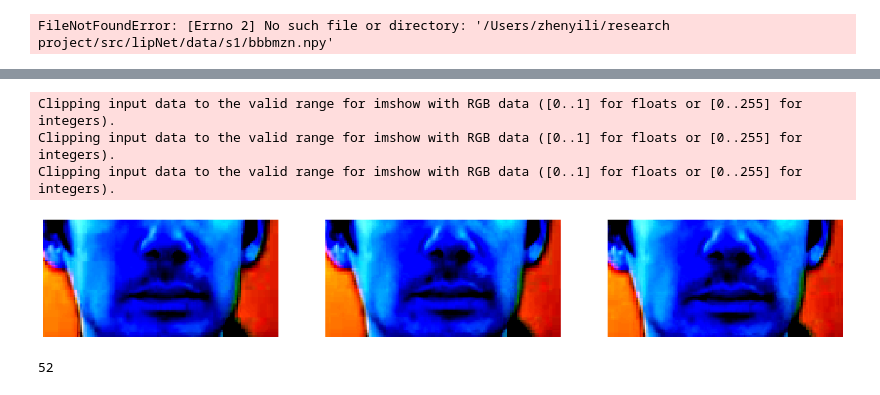
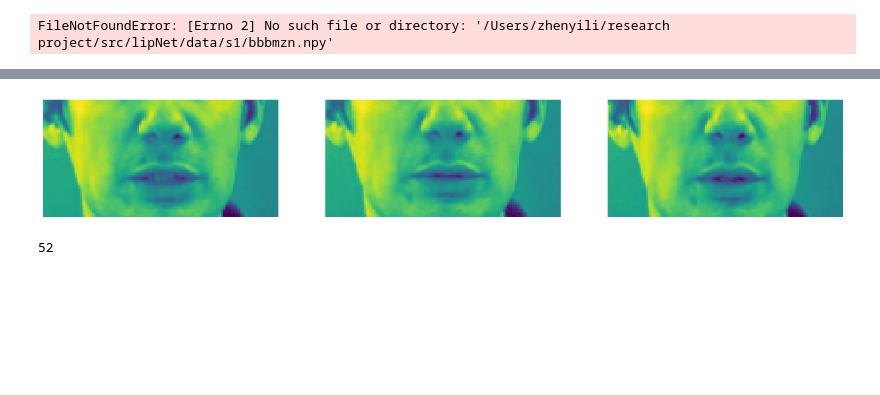
Before and after one commit to liazylee/lip_reading, a Jupyter notebook: src/pytorch_lipNet/function_test.ipynb, the cells around one changed output, grey strips where cells are left out. Drawn from its saved outputs; the diff is of its cells as text; code cells hidden in the pictures; blank space fills up the shorter version.

Commit message:
change image to 1 channel, and modify the preprocess. still failed.

```diff
--- a/src/pytorch_lipNet/function_test.ipynb
+++ b/src/pytorch_lipNet/function_test.ipynb
@@ -28,27 +28,24 @@ def mouth_extractor(file_path: str, scale_factor=1.3, min_neighbors=5, mouth_siz
                 raise Exception("Error: Could not read frame.")
             # 参数分别为低阈值和高阈值
             faces = face_cascade.detectMultiScale(frame, scale_factor, min_neighbors)
+            if len(faces) == 0:
+                continue
             for (x, y, w, h) in faces:
-                mouth_roi = frame[y + int(h / 2):y + h, x:x + w, :]
-
+                mouth_roi = frame[y + int(h / 2):y + h, x:x + w, ]
                 mouth_roi = cv2.resize(mouth_roi, mouth_size)
+                mouth_roi = cv2.cvtColor(mouth_roi, cv2.COLOR_BGR2GRAY)
                 frames.append(mouth_roi)
 
         cap.release()
-
         # Normalize frames
-        frames_tensor = np.array(frames, dtype=np.float32) / 255.0  # Make sure to scale values to 0-1 range
-        # ImageNet mean and std
-        mean = np.array([0.485, 0.456, 0.406], dtype=np.float32)
-        std = np.array([0.229, 0.224, 0.225], dtype=np.float32)
-
+        frames = np.array(frames, dtype=np.float32)
+        mean = np.mean(frames)
+        std = np.std(frames)
         # Normalize frames
-        frames_tensor = (frames_tensor - mean) / std  # Broadcasting subtraction and division
-
+        frames = (frames - mean) / std  # Broadcasting subtraction and division
         # Save as npy file
-
-        np.save(base_path + '.npy', frames_tensor)
-        return frames_tensor
+        np.save(base_path + '.npy', frames)
+        return frames
     else:
         raise Exception("Error: File format not supported.")
 # %%
@@ -82,9 +78,8 @@ Exception: Error: Could not open video.
 
 frames_tensor = mouth_extractor('/home/liazylee/jobs/python/AI/lip_reading/src/lipNet/data/s1/bbbmzn.mpg')
 # show the first 10 frames
-
 fig, ax = plt.subplots(1, 3, figsize=(20, 10))
 for i in range(3):
-    ax[i].imshow(frames_tensor[i])
+    ax[i].imshow(frames_tensor[i + 30])
     # ax[i].axis('off')  # no axes for this plot
 # %% [output]
@@ -105,14 +100,11 @@ frame = np.load('/home/liazylee/jobs/python/AI/lip_reading/src/lipNet/data/s1/bb
 # %%
 # show the first 10 frames
 fig, ax = plt.subplots(1, 3, figsize=(20, 10))
 for i in range(3):
-    ax[i].imshow(frame[i], )
+    ax[i].imshow(frame[i + 45], )
     ax[i].axis('off')  # no axes for this plot
 # %% [output]
-Clipping input data to the valid range for imshow with RGB data ([0..1] for floats or [0..255] for integers).
-Clipping input data to the valid range for imshow with RGB data ([0..1] for floats or [0..255] for integers).
-Clipping input data to the valid range for imshow with RGB data ([0..1] for floats or [0..255] for integers).
-[figure, old version]
+[figure, new version]
 # %%
 import logging
 import os
```
Also changed, not shown: parts of 3 cells of this notebook, 9 other files.
